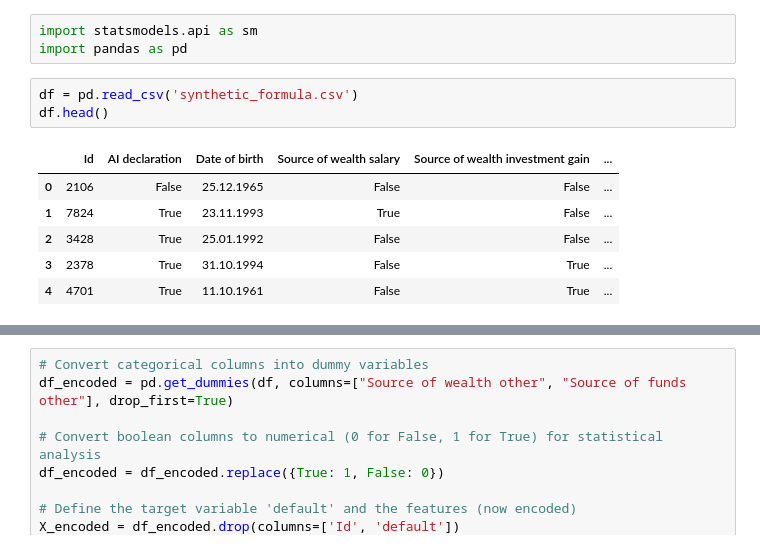
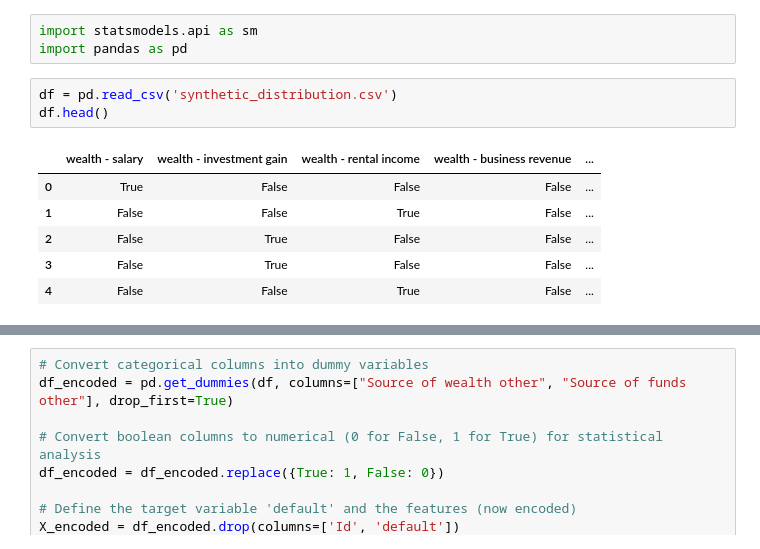
Before and after one commit to joesurf/capital-call-risk-assessment, a Jupyter notebook: eda.ipynb, the cells around one changed output, grey strips where cells are left out. Cells and saved outputs as stored; diff of their text form.

Commit message:
Update synthetic distribution generation

```diff
--- a/eda.ipynb
+++ b/eda.ipynb
@@ -2,12 +2,12 @@
 import statsmodels.api as sm
 import pandas as pd
 # %%
-df = pd.read_csv('synthetic_formula.csv')
+df = pd.read_csv('synthetic_distribution.csv')
 df.head()
 # %% [output]
-|  | Id | AI declaration | Date of birth | Source of wealth salary | Source of wealth investment gain | ... |
-| 0 | 2106 | False | 25.12.1965 | False | False | ... |
-| 1 | 7824 | True | 23.11.1993 | True | False | ... |
-| 2 | 3428 | True | 25.01.1992 | False | False | ... |
-| 3 | 2378 | True | 31.10.1994 | False | True | ... |
-| 4 | 4701 | True | 11.10.1961 | False | True | ... |
+|  | wealth - salary | wealth - investment gain | wealth - rental income | wealth - business revenue | ... |
+| 0 | True | False | False | False | ... |
+| 1 | False | False | True | False | ... |
+| 2 | False | True | False | False | ... |
+| 3 | False | True | False | False | ... |
+| 4 | False | False | True | False | ... |
```
Also changed, not shown: parts of 6 cells of this notebook, 16 other files.
